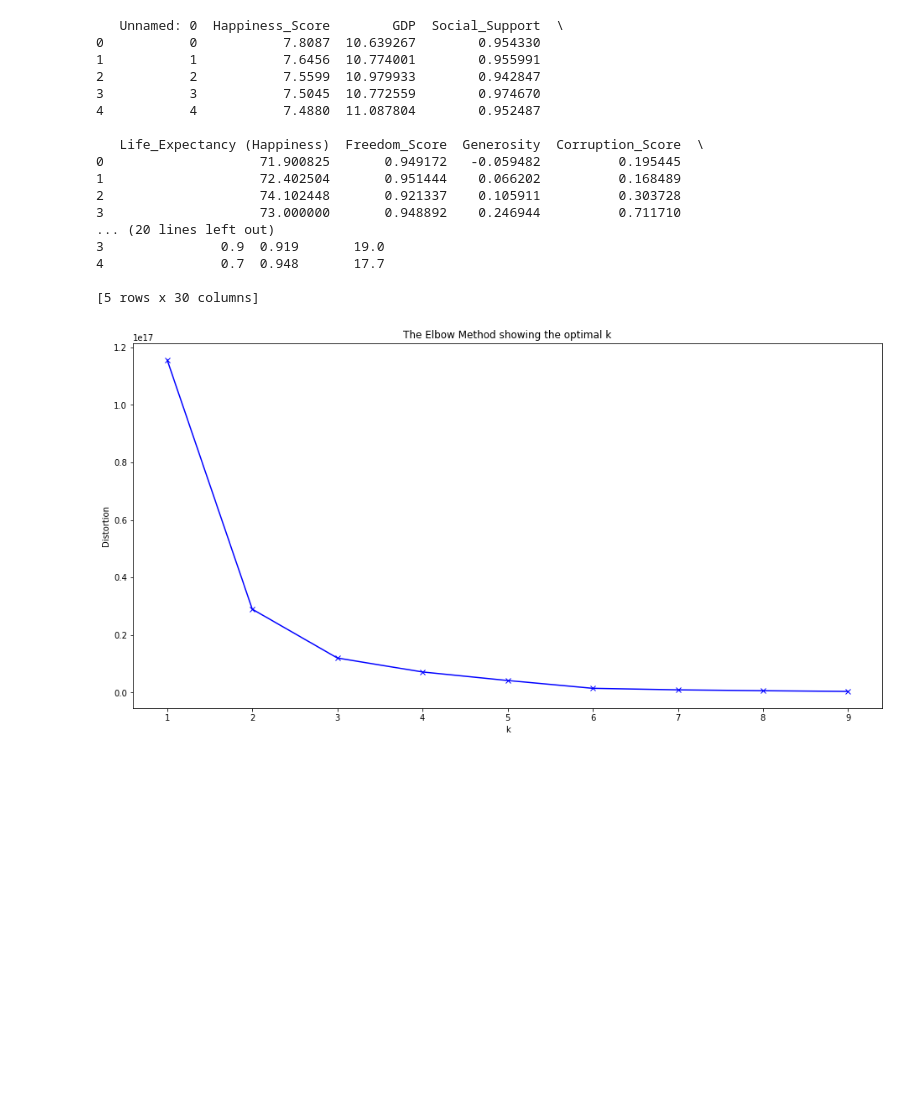
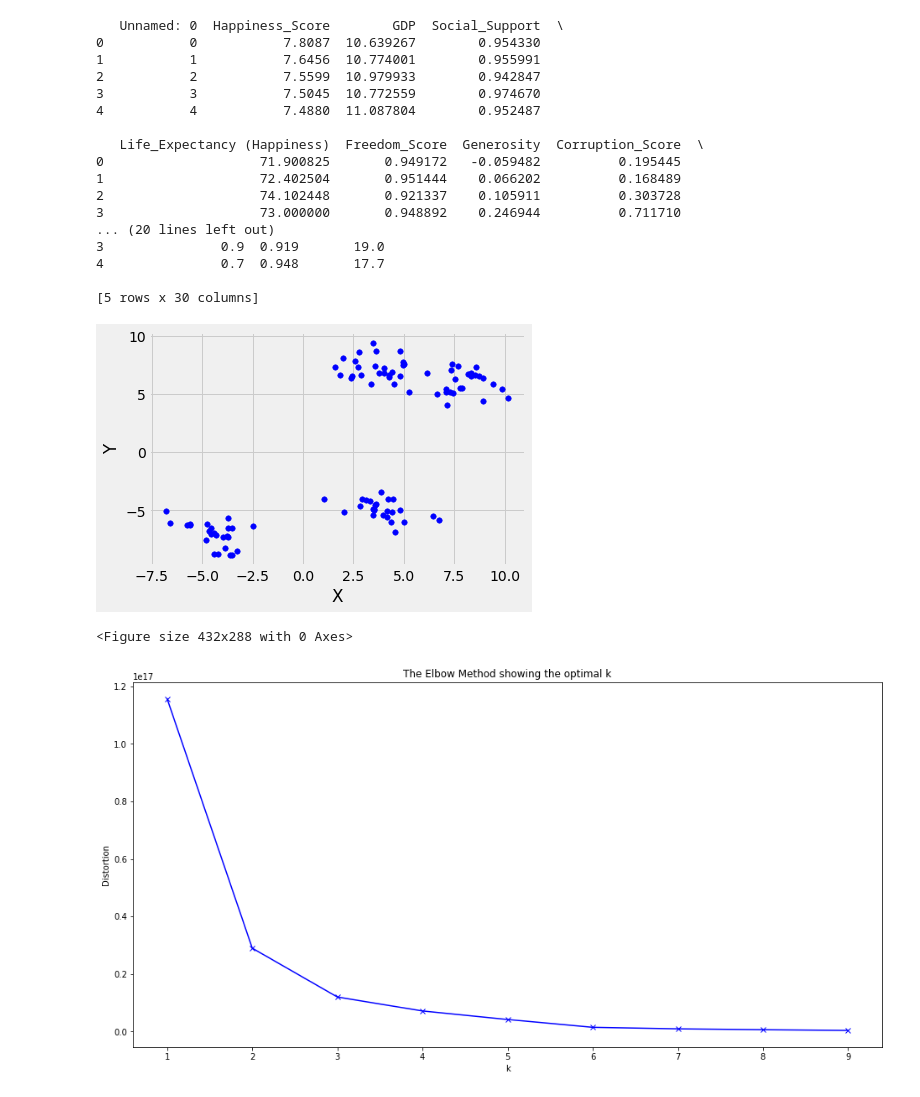
Before and after one commit to staceywai/Final-Project, a Jupyter notebook: ExploringElbowMethod.ipynb, the cells around one changed output. Saved outputs shown, nothing was run; the diff lists cells and outputs as text; code cells hidden in the pictures; blank space fills up the shorter version.

```diff
--- a/ExploringElbowMethod.ipynb
+++ b/ExploringElbowMethod.ipynb
@@ -28,6 +30,28 @@ print(df.head())
 4               0.7  0.948       17.7
 
 [5 rows x 30 columns]
+# %%
+
+
+
+style.use("fivethirtyeight")
+
+# make_blobs() is used to generate sample points
+# around c centers (randomly chosen)
+X, y = make_blobs(n_samples = 100, centers = 4,
+				cluster_std = 1, n_features = 2)
+
+plt.scatter(X[:, 0], X[:, 1], s = 30, color ='b')
+
+# label the axes
+plt.xlabel('X')
+plt.ylabel('Y')
+
+plt.show()
+plt.clf() # clear the figure
+# %% [output]
+[figure, added]
+<Figure size 432x288 with 0 Axes>
 # %%
 distortions = []
 K = range(1,10)
```
Also changed, not shown: parts of 1 cell of this notebook.
